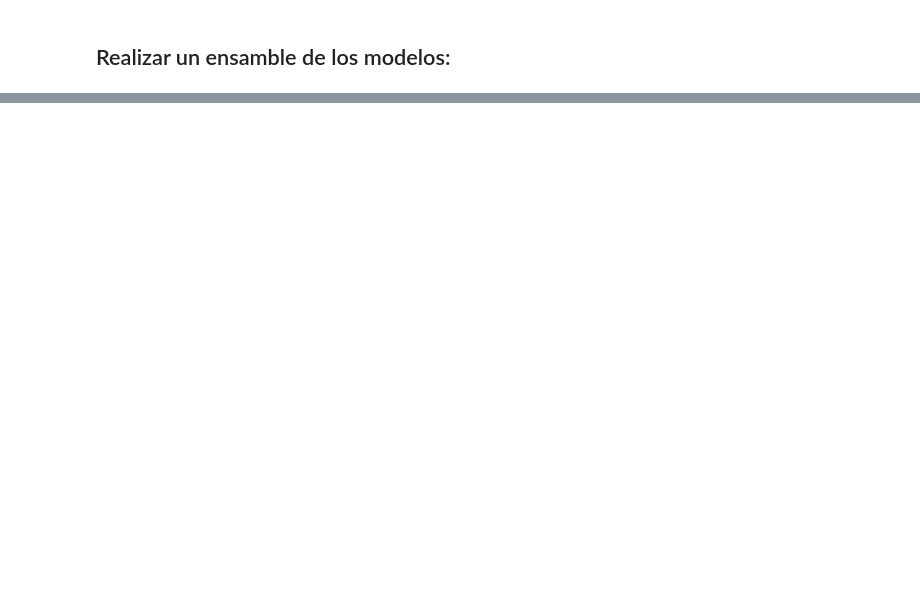
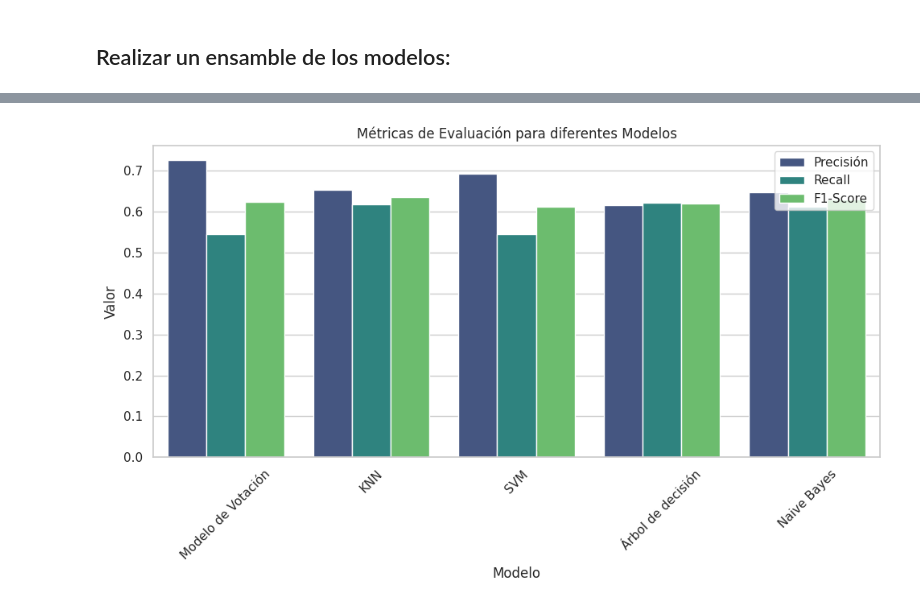
Before and after one commit to danisotoguerrero/Clasificador-de-canciones, a Jupyter notebook: Laboratorio_2_Grupo_8.ipynb, the cells around one changed output, grey strips where cells are left out. Cells and saved outputs as stored; diff of their text form; code cells hidden in the pictures; blank space fills up the shorter version.

```diff
--- a/Laboratorio_2_Grupo_8.ipynb
+++ b/Laboratorio_2_Grupo_8.ipynb
@@ -275,23 +366,0 @@ f1_nb = f1_score(y_test, y_pred_nb)
-# %%
-
-import matplotlib.pyplot as plt
-import seaborn as sns
-
-# Crear un DataFrame con todas las métricas para todos los modelos
-all_metrics = pd.DataFrame({
-    'Modelo': ['KNN', 'SVM', 'Árbol de Decisión', 'Naive Bayes'],
-    'Precisión': [precision_knn, precision_svm, precision_dt, precision_nb],
-    'Recall': [recall_knn, recall_svm, recall_dt, recall_nb],
-    'F1-Score': [f1_knn, f1_svm, f1_dt, f1_nb]
-})
-
-# Reorganizar los datos para el lineplot
-all_metrics = all_metrics.melt(id_vars='Modelo', var_name='Métrica', value_name='Valor')
-
-# Visualización de todas las métricas en un lineplot
-sns.set(style="whitegrid")
-plt.figure(figsize=(10, 6))
-sns.lineplot(x='Métrica', y='Valor', hue='Modelo', data=all_metrics, palette='husl', marker='o')
-plt.title('Métricas para todos los modelos')
-plt.ylabel('Valor')
-plt.show()
@@ -306,0 +371,23 @@ Del análisis de conjunto de todos los datos solo evaluamos las muestras de test
+# %%
+# Define los valores de precisión, recall y F1-score para cada modelo
+precision = [0.724, 0.652, 0.692, 0.615, 0.647]
+recall = [0.545, 0.616, 0.545, 0.621, 0.611]
+f1_score = [0.622, 0.634, 0.610, 0.618, 0.629]
+models = ['Modelo de Votación', 'KNN', 'SVM', 'Árbol de decisión', 'Naive Bayes']
+
+# Crea un DataFrame con las métricas
+data = pd.DataFrame({'Modelo': models, 'Precisión': precision, 'Recall': recall, 'F1-Score': f1_score})
+data = data.melt('Modelo', var_name='Métrica', value_name='Valor')
+
+# Grafica las métricas
+plt.figure(figsize=(10, 6))
+sns.barplot(x='Modelo', y='Valor', hue='Métrica', data=data, palette='viridis')
+plt.title('Métricas de Evaluación para diferentes Modelos')
+plt.xlabel('Modelo')
+plt.ylabel('Valor')
+plt.xticks(rotation=45)
+plt.legend(loc='upper right')
+plt.tight_layout()
+plt.show()
+# %% [output]
+[figure, added]
```
Also changed, not shown: parts of 53 cells of this notebook.
